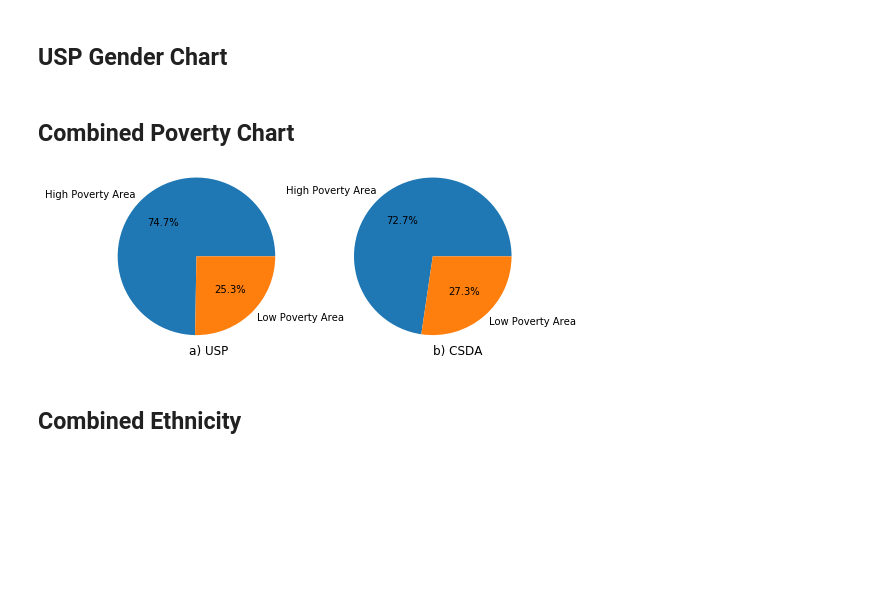
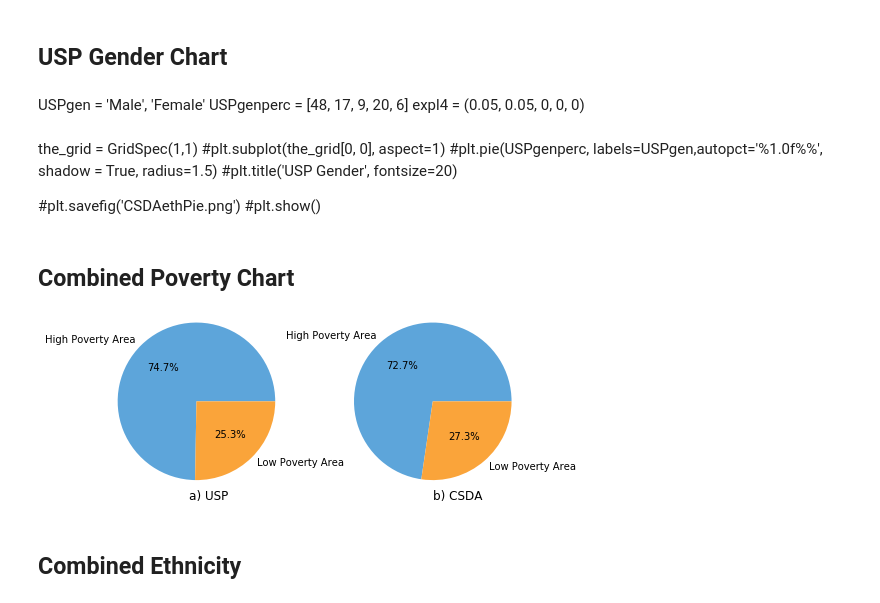
Before and after one commit to Lindsayclark942/USPdatacharts, a Jupyter notebook: Pie-Charts.ipynb, the cells around one changed output. Saved outputs shown, nothing was run; the diff lists cells and outputs as text; code cells hidden in the pictures; blank space fills up the shorter version.

```diff
--- a/Pie-Charts.ipynb
+++ b/Pie-Charts.ipynb
@@ -90,25 +70,38 @@ plt.show()
+# %% [markdown]
+USPgen = 'Male', 'Female'
+USPgenperc = [48, 17, 9, 20, 6]
+expl4 = (0.05, 0.05, 0, 0, 0)
+# %% [markdown]
+the_grid = GridSpec(1,1)
+#plt.subplot(the_grid[0, 0], aspect=1)
+#plt.pie(USPgenperc, labels=USPgen,autopct='%1.0f%%', shadow = True, radius=1.5)
+#plt.title('USP Gender', fontsize=20)
+
+#plt.savefig('CSDAethPie.png')
+#plt.show()
 # %% [markdown]
 ## Combined Poverty Chart
 # %%
 USPpovlev = 'High Poverty Area', 'Low Poverty Area'
 USPpovperc = [74.5, 25.2]
+colors1 = ('#5DA5DA', '#FAA43A')
 
-the_grid = GridSpec(1,3) #Creates grid
+the_grid1 = GridSpec(1,3) #Creates grid
 
-plt.subplot(the_grid[0, 0], aspect=1) #puts chart in position on grid
-plt.pie(USPpovperc, labels=USPpovlev,autopct='%1.1f%%', radius=2)
+plt.subplot(the_grid1[0, 0], aspect=1) #puts chart in position on grid
+plt.pie(USPpovperc, labels=USPpovlev,autopct='%1.1f%%', radius=2, colors=colors1)
 plt.text(-0.2, -2.5, 'a) USP', fontsize=12)
 
 CSDApovlev = 'High Poverty Area', 'Low Poverty Area'
 CSDApovperc = [72.6, 27.3]
 
-plt.subplot(the_grid[0, 2], aspect=1)
-plt.pie(CSDApovperc, labels=CSDApovlev,autopct='%1.1f%%', radius=2)
+plt.subplot(the_grid1[0, 2], aspect=1)
+plt.pie(CSDApovperc, labels=CSDApovlev,autopct='%1.1f%%', radius=2, colors=colors1)
 plt.text(0, -2.5, 'b) CSDA', fontsize=12)
 
 plt.savefig('combinedpoverty.png')
 #plt.show()
 # %% [output]
-[figure, old version]
+[figure, new version]
 # %% [markdown]
 ## Combined Ethnicity
```
Also changed, not shown: parts of 20 cells of this notebook.
